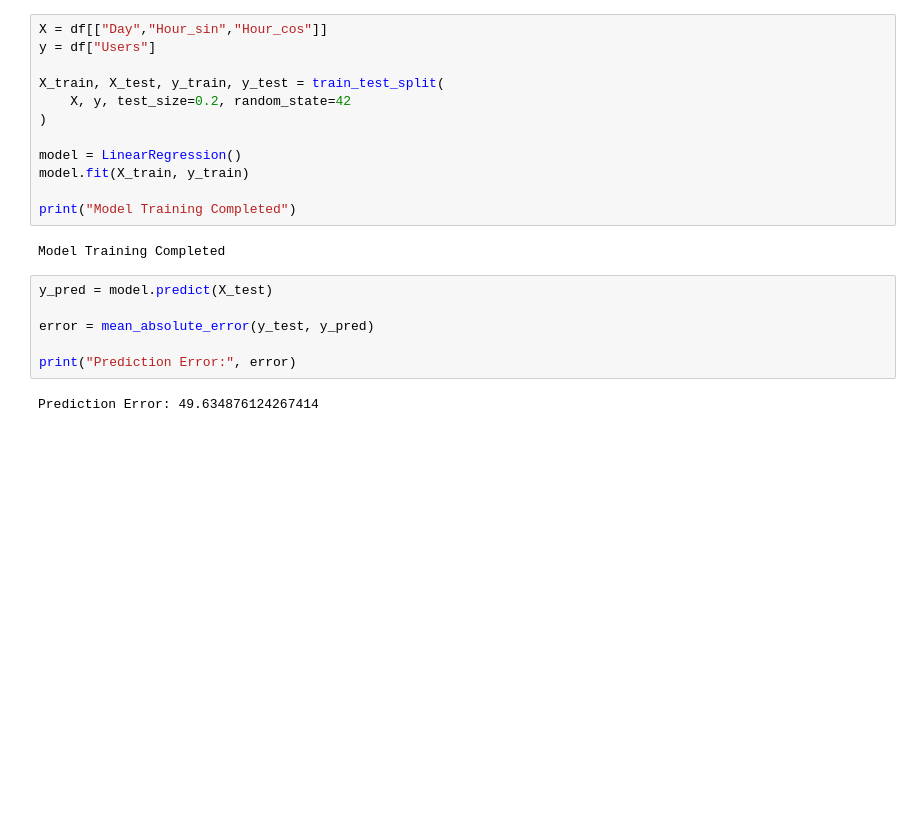
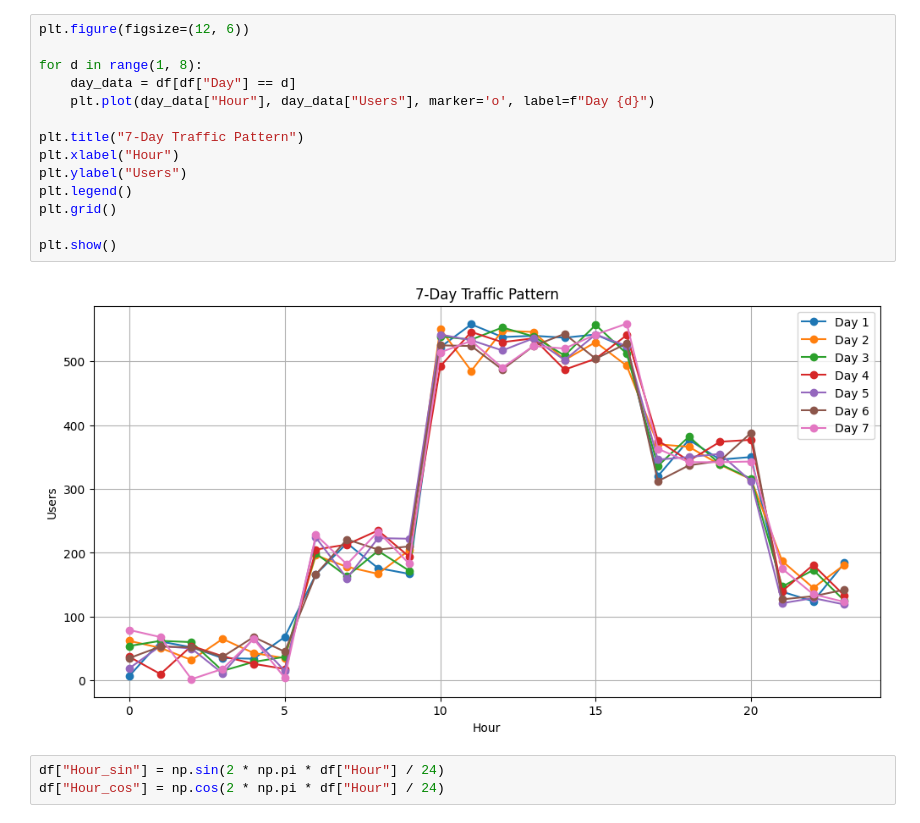
Before and after one commit to Subodh9999/5G-Traffic-Aware-Sleep-Mode-ML, a Jupyter notebook: Final_5G_EC_project.ipynb, the cells around one changed output. Drawn from its saved outputs; the diff is of its cells as text; blank space fills up the shorter version.

```diff
--- a/Final_5G_EC_project.ipynb
+++ b/Final_5G_EC_project.ipynb
@@ -68,23 +106,20 @@ df["Hour_cos"] = np.cos(2*np.pi*df["Hour"]/24)
 # %%
-X = df[["Day","Hour_sin","Hour_cos"]]
-y = df["Users"]
+plt.figure(figsize=(12, 6))
 
-X_train, X_test, y_train, y_test = train_test_split(
-    X, y, test_size=0.2, random_state=42
-)
+for d in range(1, 8):
+    day_data = df[df["Day"] == d]
+    plt.plot(day_data["Hour"], day_data["Users"], marker='o', label=f"Day {d}")
 
-model = LinearRegression()
-model.fit(X_train, y_train)
+plt.title("7-Day Traffic Pattern")
+plt.xlabel("Hour")
+plt.ylabel("Users")
+plt.legend()
+plt.grid()
 
-print("Model Training Completed")
+plt.show()
 # %% [output]
-Model Training Completed
+[figure, added]
 # %%
-y_pred = model.predict(X_test)
-
-error = mean_absolute_error(y_test, y_pred)
-
-print("Prediction Error:", error)
+df["Hour_sin"] = np.sin(2 * np.pi * df["Hour"] / 24)
+df["Hour_cos"] = np.cos(2 * np.pi * df["Hour"] / 24)
-# %% [output]
-Prediction Error: 49.634876124267414
 # %%
```
Also changed, not shown: parts of 15 cells of this notebook, 9 other files.
